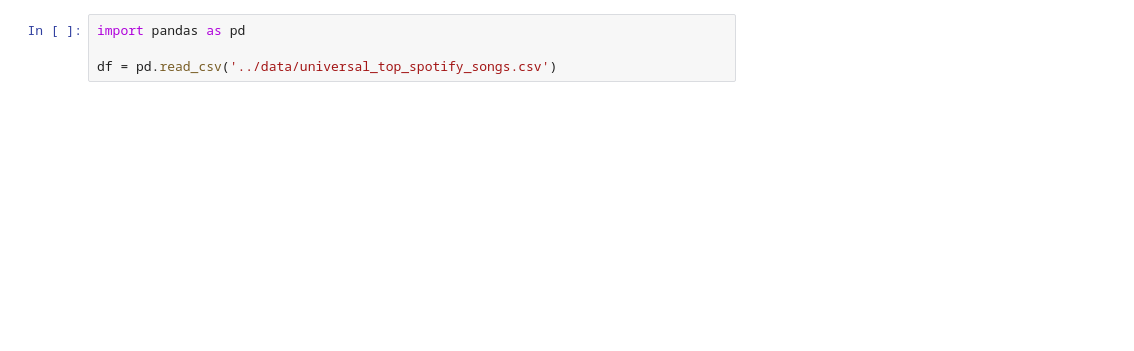
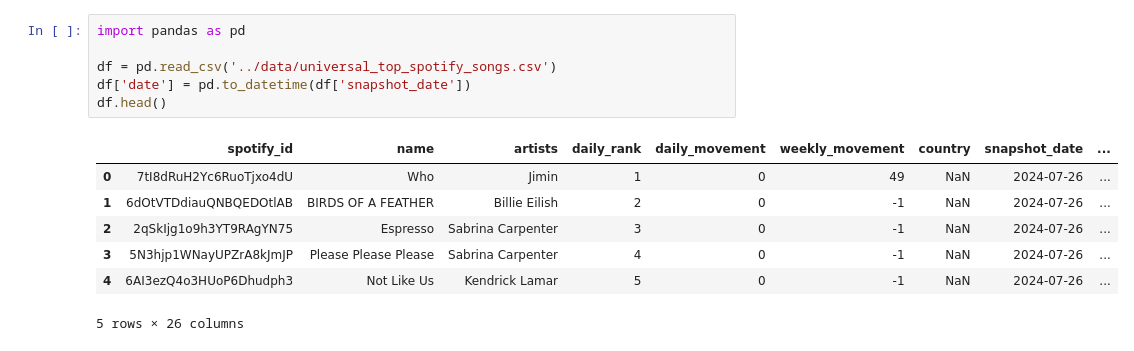
Before and after one commit to Vokturz/pydatascience-clase-07, a Jupyter notebook: notebooks/00_exploracion.ipynb, the cells around one changed output. Drawn from its saved outputs; the diff is of its cells as text; blank space fills up the shorter version.

```diff
--- a/notebooks/00_exploracion.ipynb
+++ b/notebooks/00_exploracion.ipynb
@@ -1,4 +1,14 @@
 # %%
 import pandas as pd
 
 df = pd.read_csv('../data/universal_top_spotify_songs.csv')
+df['date'] = pd.to_datetime(df['snapshot_date'])
+df.head()
+# %% [output]
+|  | spotify_id | name | artists | daily_rank | daily_movement | weekly_movement | country | snapshot_date | ... |
+| 0 | 7tI8dRuH2Yc6RuoTjxo4dU | Who | Jimin | 1 | 0 | 49 | NaN | 2024-07-26 | ... |
+| 1 | 6dOtVTDdiauQNBQEDOtlAB | BIRDS OF A FEATHER | Billie Eilish | 2 | 0 | -1 | NaN | 2024-07-26 | ... |
+| 2 | 2qSkIjg1o9h3YT9RAgYN75 | Espresso | Sabrina Carpenter | 3 | 0 | -1 | NaN | 2024-07-26 | ... |
+| 3 | 5N3hjp1WNayUPZrA8kJmJP | Please Please Please | Sabrina Carpenter | 4 | 0 | -1 | NaN | 2024-07-26 | ... |
+| 4 | 6AI3ezQ4o3HUoP6Dhudph3 | Not Like Us | Kendrick Lamar | 5 | 0 | -1 | NaN | 2024-07-26 | ... |
+5 rows × 26 columns
```
Also changed, not shown: parts of 9 cells of this notebook.
